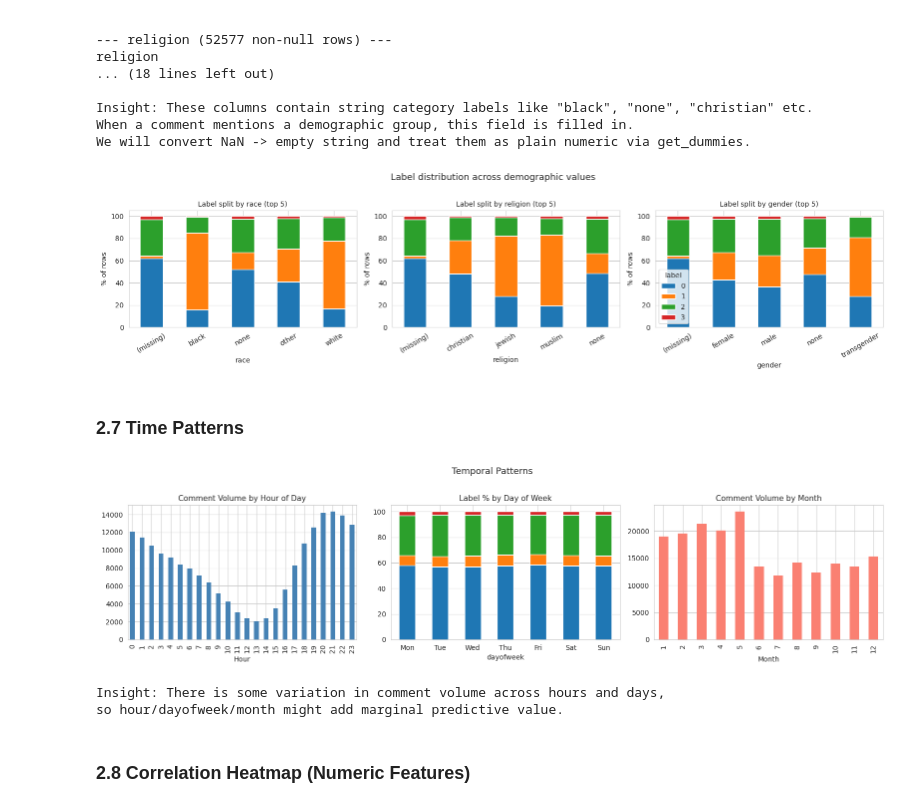
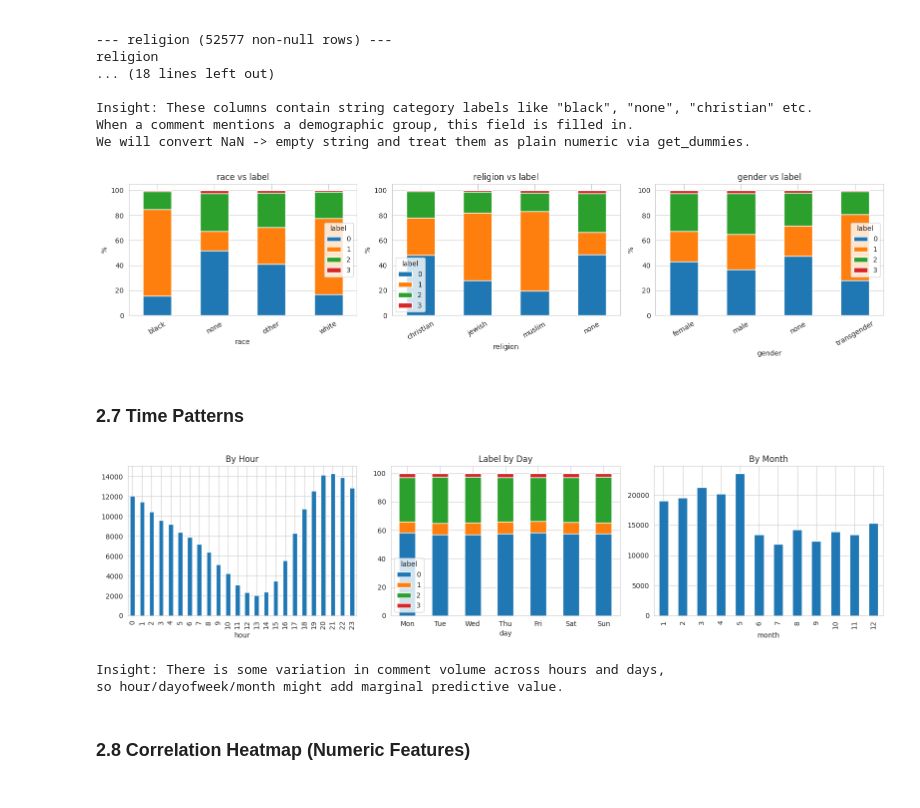
Before and after one commit to Avhi-kr/MLP_Project_Jan26, a Jupyter notebook: Main Notebook/FinalNoteboook.ipynb, the cells around one changed output. Drawn from its saved outputs; the diff is of its cells as text; code cells hidden in the pictures.

```diff
--- a/Main Notebook/FinalNoteboook.ipynb
+++ b/Main Notebook/FinalNoteboook.ipynb
@@ -340,50 +342,60 @@ We will convert NaN -> empty string and treat them as plain numeric via get_dumm
 # %%
 # do certain demographic tags correlate with label?
 fig, axes = plt.subplots(1, 3, figsize=(16, 4))
-for i, col in enumerate(['race', 'religion', 'gender']):
-    filled = train[col].fillna('(missing)')
-    top_vals = filled.value_counts().head(5).index
-    subset = train[filled.isin(top_vals)].copy()
-    subset[col] = filled[filled.isin(top_vals)]
+
+cols = ['race', 'religion', 'gender']
+
+for i, col in enumerate(cols):
+
+    # fill missing values
+    data = train[col].fillna('missing')
+
+    # take top 5 values
+    top = data.value_counts().head(5).index
+
+    # filter data
+    subset = train[data.isin(top)]
+
+    # cross tab (percentage)
     ct = pd.crosstab(subset[col], subset['label'], normalize='index') * 100
-    ct.plot(kind='bar', stacked=True, ax=axes[i], legend=(i == 2))
-    axes[i].set_title(f'Label split by {col} (top 5)', fontsize=10)
+
+    # plot
+    ct.plot(kind='bar', stacked=True, ax=axes[i])
+
+    axes[i].set_title(f'{col} vs label')
+    axes[i].set_ylabel('%')
     axes[i].tick_params(axis='x', rotation=30)
-    axes[i].set_ylabel('% of rows')
 
-plt.suptitle('Label distribution across demographic values', fontsize=13, y=1.02)
 plt.tight_layout()
 plt.show()
 # %% [output]
-[figure, old version]
+[figure, new version]
 # %% [markdown]
 ### 2.7 Time Patterns
 # %%
-tmp['created_date'] = pd.to_datetime(train['created_date'], errors='coerce')
-tmp['hour']      = tmp['created_date'].dt.hour
-tmp['dayofweek'] = tmp['created_date'].dt.dayofweek  # 0=Monday, 6=Sunday
-tmp['month']     = tmp['created_date'].dt.month
+tmp['created_date'] = pd.to_datetime(tmp['created_date'], errors='coerce')
+
+tmp['hour'] = tmp['created_date'].dt.hour
+tmp['day']  = tmp['created_date'].dt.dayofweek
+tmp['month'] = tmp['created_date'].dt.month
+
 
 fig, axes = plt.subplots(1, 3, figsize=(16, 4))
 
-# comments by hour
-tmp.groupby('hour')['label'].count().plot(kind='bar', ax=axes[0], color='steelblue', edgecolor='none')
-axes[0].set_title('Comment Volume by Hour of Day', fontsize=11)
-axes[0].set_xlabel('Hour')
+# 1. Comments by hour
+tmp['hour'].value_counts().sort_index().plot(kind='bar', ax=axes[0])
+axes[0].set_title('By Hour')
 
-# label distribution by day of week
-dow_label = tmp.groupby(['dayofweek', 'label']).size().unstack(fill_value=0)
-dow_label = dow_label.div(dow_label.sum(axis=1), axis=0) * 100
-dow_label.plot(kind='bar', stacked=True, ax=axes[1], legend=False)
-axes[1].set_title('Label % by Day of Week', fontsize=11)
+# 2. Label % by day
+ct = pd.crosstab(tmp['day'], tmp['label'], normalize='index') * 100
+ct.plot(kind='bar', stacked=True, ax=axes[1])
+axes[1].set_title('Label by Day')
 axes[1].set_xticklabels(['Mon','Tue','Wed','Thu','Fri','Sat','Sun'], rotation=0)
 
-# volume by month
-tmp.groupby('month')['label'].count().plot(kind='bar', ax=axes[2], color='salmon', edgecolor='none')
-axes[2].set_title('Comment Volume by Month', fontsize=11)
-axes[2].set_xlabel('Month')
+# 3. Comments by month
+tmp['month'].value_counts().sort_index().plot(kind='bar', ax=axes[2])
+axes[2].set_title('By Month')
 
-plt.suptitle('Temporal Patterns', fontsize=13, y=1.02)
 plt.tight_layout()
 plt.show()
 
@@ -392,7 +404,7 @@ print('so hour/dayofweek/month might add marginal predictive value.')
 
 del tmp  # done with temp df
 # %% [output]
-[figure, old version]
+[figure, new version]
 Insight: There is some variation in comment volume across hours and days,
 so hour/dayofweek/month might add marginal predictive value.
 # %% [markdown]
```
Also changed, not shown: parts of 6 cells of this notebook.
